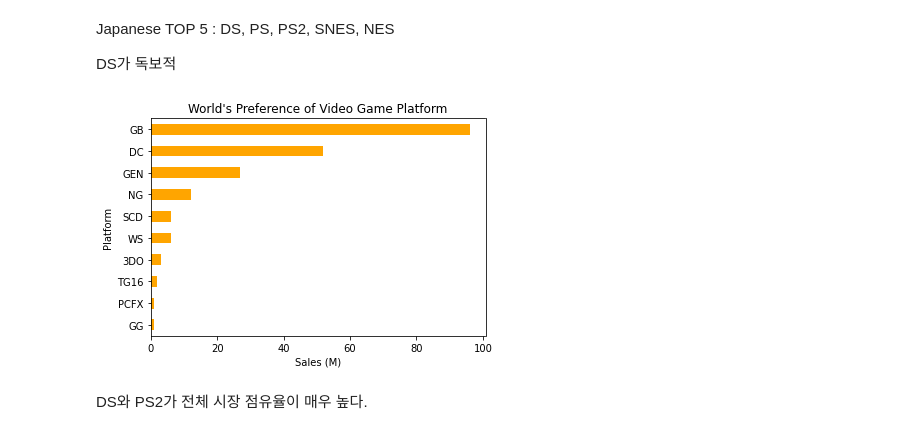
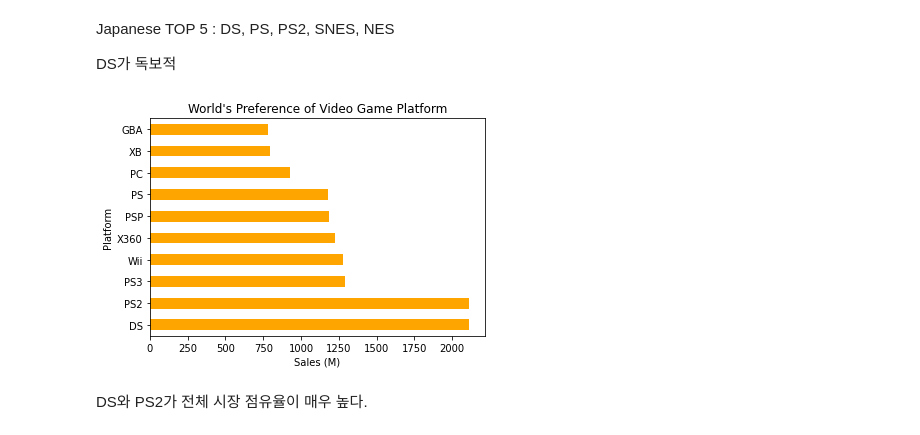
Before and after one commit to threegenie/vgames_project, a Jupyter notebook: game_data.ipynb, the cells around one changed output. Cells and saved outputs as stored; diff of their text form; code cells hidden in the pictures.

Commit message:
plot fix

```diff
--- a/game_data.ipynb
+++ b/game_data.ipynb
@@ -284,16 +284,16 @@ DS가 독보적
 # %%
 #전체 지역 플랫폼별 선호도
 ptgr = pd.crosstab(df.Platform, df.Genre)
-ptgr_total = ptgr.sum(axis=1).sort_values(ascending=True)
+ptgr_total = ptgr.sum(axis=1).sort_values(ascending=False)
 ptgr_top_10 = ptgr_total[0:10]
 plt.figure()
 ptgr_top_10.plot(kind='barh',color='orange')
 plt.xlabel('Sales (M)')
 plt.ylabel('Platform')
 plt.title('World\'s Preference of Video Game Platform')
 plt.show()
 # %% [output]
-[figure, old version]
+[figure, new version]
 # %% [markdown]
 DS와 PS2가 전체 시장 점유율이 매우 높다.
 # %%
```
